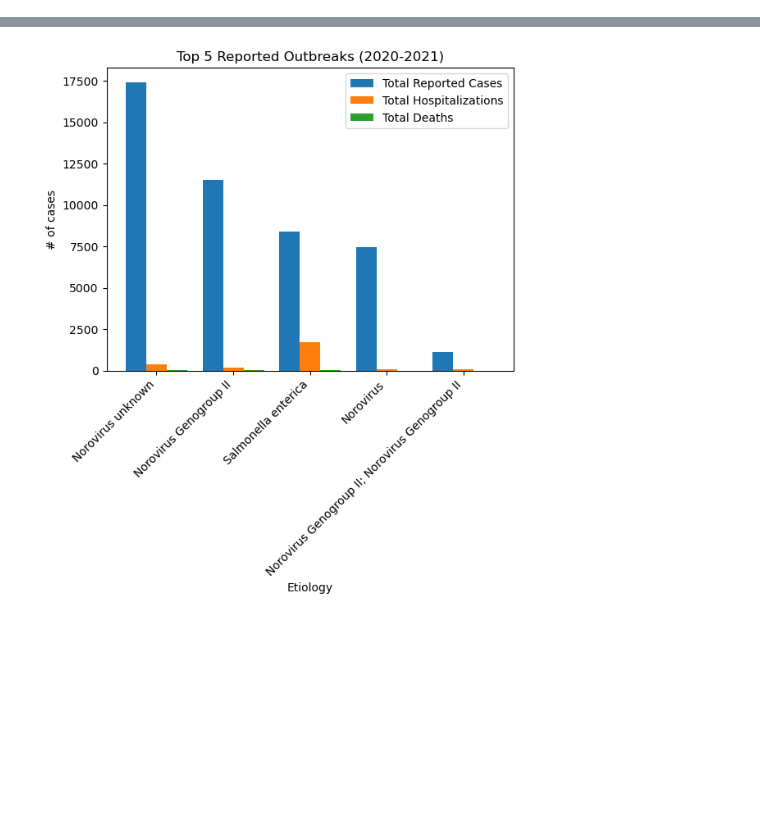
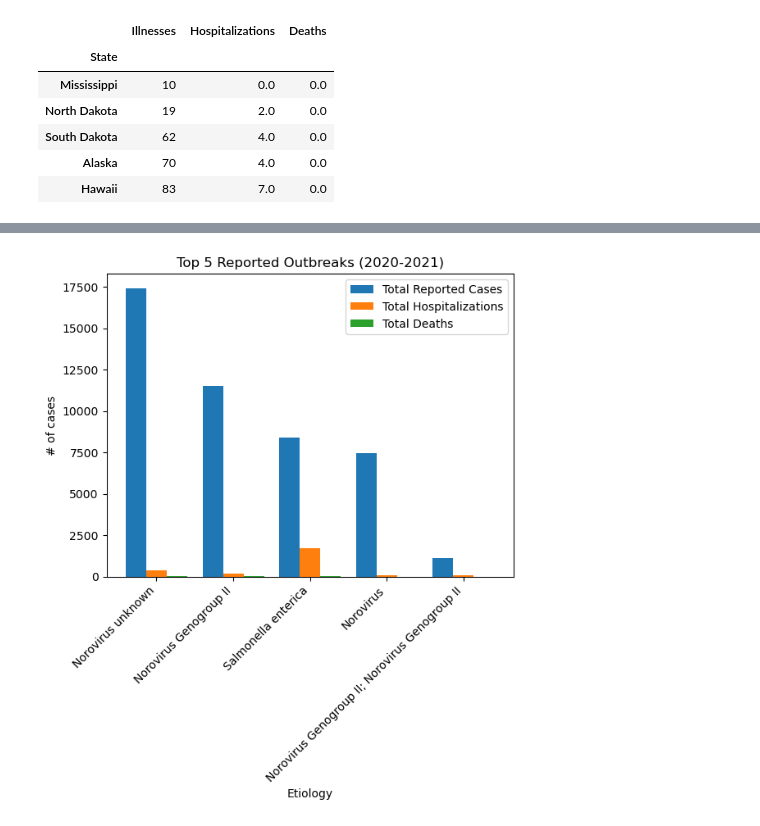
Before and after one commit to InsomniYak28/group_project_1, a Jupyter notebook: Final_death_and_hosp.ipynb, the cells around one changed output, grey strips where cells are left out. Cells and saved outputs as stored; diff of their text form; code cells hidden in the pictures; blank space fills up the shorter version.

```diff
--- a/Final_death_and_hosp.ipynb
+++ b/Final_death_and_hosp.ipynb
@@ -16,0 +30,11 @@ outbreak_df.head()
+# %%
+state_et_lowest = state_et.sort_values(by="Illnesses", ascending=True).head(5)
+state_et_lowest
+# %% [output]
+|  | Illnesses | Hospitalizations | Deaths |
+| State |  |  |  |
+| Mississippi | 10 | 0.0 | 0.0 |
+| North Dakota | 19 | 2.0 | 0.0 |
+| South Dakota | 62 | 4.0 | 0.0 |
+| Alaska | 70 | 4.0 | 0.0 |
+| Hawaii | 83 | 7.0 | 0.0 |
```
Also changed, not shown: parts of 5 cells of this notebook.
